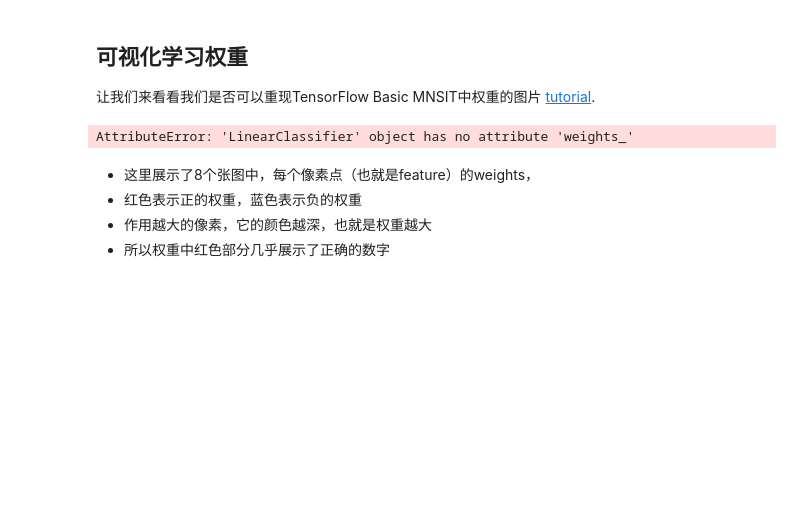
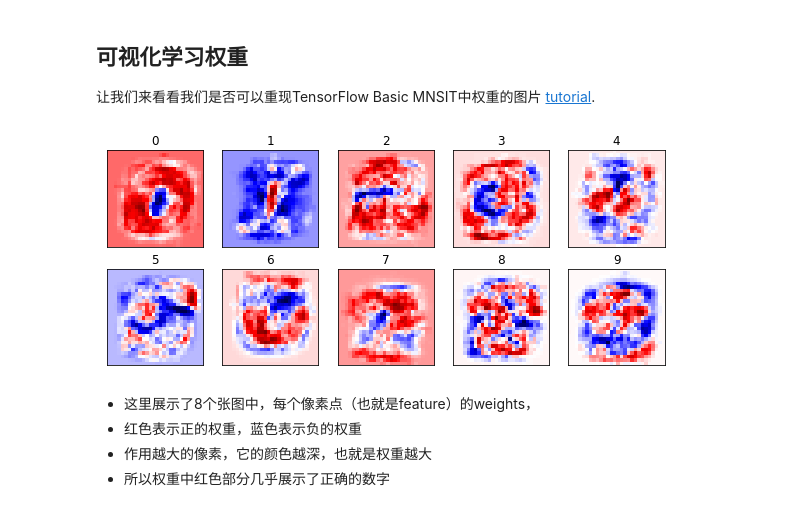
Before and after one commit to AngusMonroe/GoogleMachineLearning, a Jupyter notebook: Ch07_TFLearnMnist/TFLearnMnist.ipynb, the cells around one changed output. Cells and saved outputs as stored; diff of their text form; code cells hidden in the pictures; blank space fills up the shorter version.

```diff
--- a/Ch07_TFLearnMnist/TFLearnMnist.ipynb
+++ b/Ch07_TFLearnMnist/TFLearnMnist.ipynb
@@ -112,18 +110,18 @@ Caused by op 'save/RestoreV2_1', defined at:
 
 让我们来看看我们是否可以重现TensorFlow Basic MNSIT中权重的图片 <a href="https://www.tensorflow.org/tutorials/mnist/beginners/index.html#mnist-for-ml-beginners">tutorial</a>.
 # %%
-weights = classifier.weights_
+weights = classifier.get_variable_value("linear//weight")
 f, axes = plt.subplots(2, 5, figsize=(10,4))
 axes = axes.reshape(-1)
 for i in range(len(axes)):
     a = axes[i]
     a.imshow(weights.T[i].reshape(28, 28), cmap=plt.cm.seismic)
     a.set_title(i)
     a.set_xticks(()) # ticks be gone
     a.set_yticks(())
 plt.show()
 # %% [output]
-AttributeError: 'LinearClassifier' object has no attribute 'weights_'
+[figure, added]
 # %% [markdown]
 - 这里展示了8个张图中，每个像素点（也就是feature）的weights，
 - 红色表示正的权重，蓝色表示负的权重
```
Also changed, not shown: parts of 2 cells of this notebook, 1 other file.
